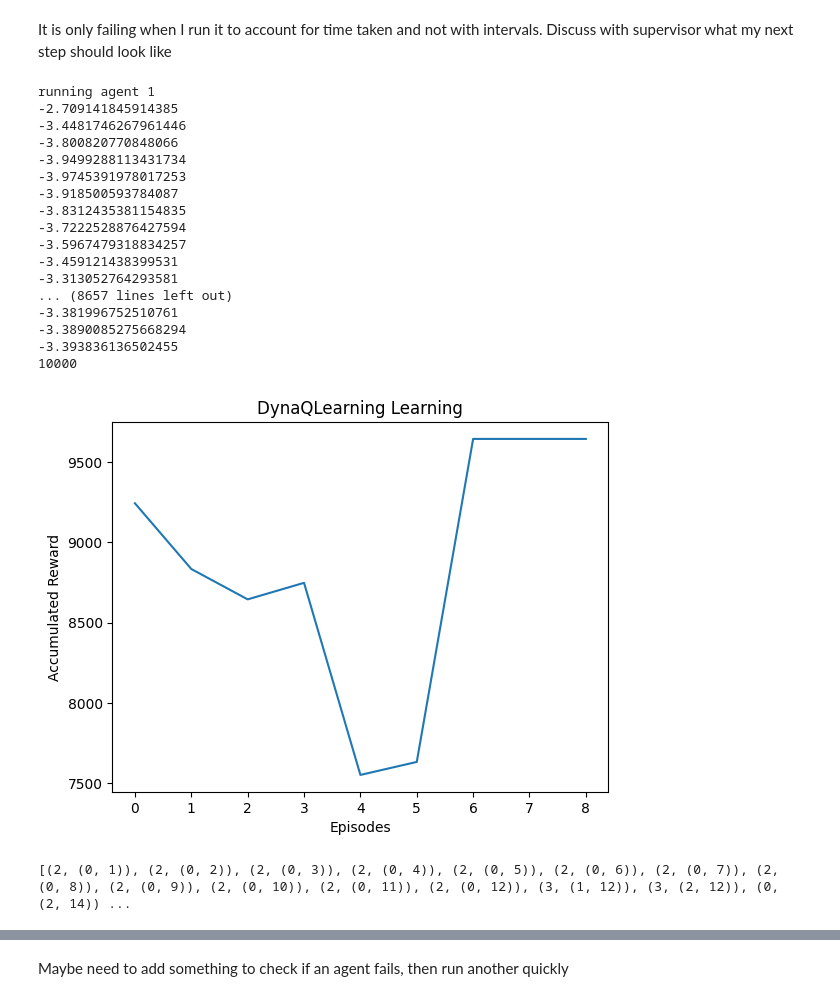
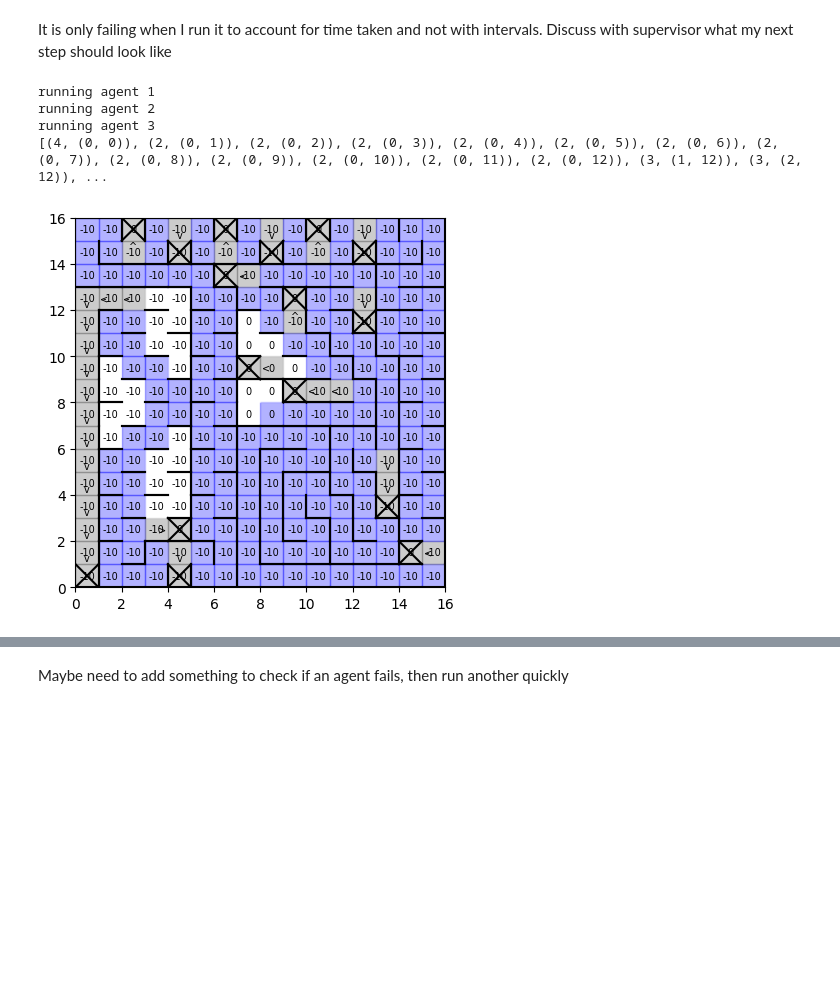
Before and after one commit to FarisAnsara/Optimal-Pathfinding-Micromouse, a Jupyter notebook: test.ipynb, the cells around one changed output, grey strips where cells are left out. Saved outputs shown, nothing was run; the diff lists cells and outputs as text; code cells hidden in the pictures; blank space fills up the shorter version.

```diff
--- a/test.ipynb
+++ b/test.ipynb
@@ -54,30 +54,18 @@ stats.get_time_from_path(dyna_qlearning.path)
 # %% [markdown]
 It is only failing when I run it to account for time taken and not with intervals. Discuss with supervisor what my next step should look like
 # %%
+
+
 from algorithms.reinforcement_learning.dynaq.DynaQLearning import DynaQLearning, Utils
 maze = Utils.load_maze('mazes/competition_json/torture.json')
 dyna_qlearning = DynaQLearning(walls=maze)
 dyna_qlearning.run_dyna_qlearning()
-dyna_qlearning.get_all_unfeasable()
+dyna_qlearning.get_all_unfeasible()
 print(dyna_qlearning.unfeasable_paths)
-Utils.draw_maze(maze, unfeasable=dyna_qlearning.unfeasable_paths, path=dyna_qlearning.get_path(), dist_map=dyna_qlearning.get_max_q_values())
+Utils.draw_maze(maze, unfeasable=dyna_qlearning.unfeasable_paths, path=dyna_qlearning.get_path(), dist_map=dyna_qlearning.get_min_q_values())
 # %% [output]
 running agent 1
--2.709141845914385
--3.4481746267961446
--3.800820770848066
--3.9499288113431734
--3.9745391978017253
--3.918500593784087
--3.8312435381154835
--3.7222528876427594
--3.5967479318834257
--3.459121438399531
--3.313052764293581
-... (8657 lines left out)
--3.381996752510761
--3.3890085275668294
--3.393836136502455
-10000
+running agent 2
+running agent 3
+[(4, (0, 0)), (2, (0, 1)), (2, (0, 2)), (2, (0, 3)), (2, (0, 4)), (2, (0, 5)), (2, (0, 6)), (2, (0, 7)), (2, (0, 8)), (2, (0, 9)), (2, (0, 10)), (2, (0, 11)), (2, (0, 12)), (3, (1, 12)), (3, (2, 12)), ...
-[figure, old version]
+[figure, new version]
-[(2, (0, 1)), (2, (0, 2)), (2, (0, 3)), (2, (0, 4)), (2, (0, 5)), (2, (0, 6)), (2, (0, 7)), (2, (0, 8)), (2, (0, 9)), (2, (0, 10)), (2, (0, 11)), (2, (0, 12)), (3, (1, 12)), (3, (2, 12)), (0, (2, 14)) ...
```
Also changed, not shown: parts of 12 cells of this notebook, 11 other files.
